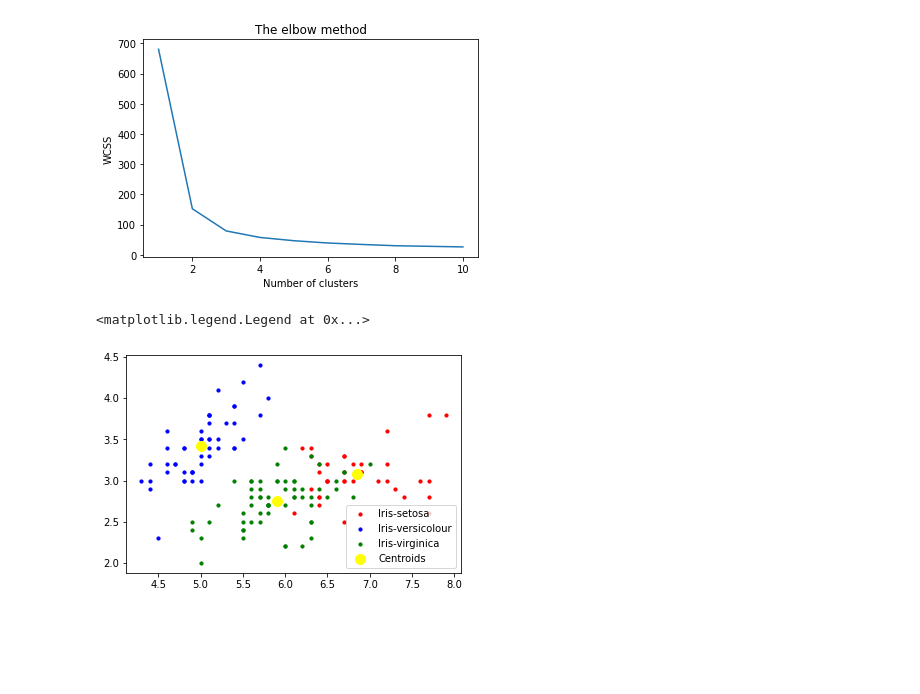
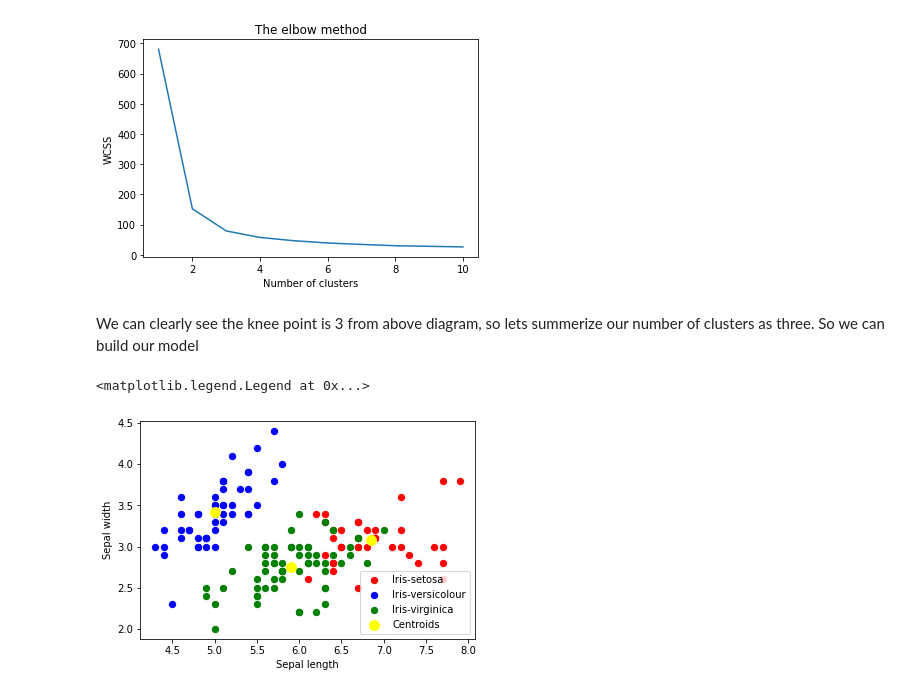
Before and after one commit to ali-hazan/the-sparks-foundation, a Jupyter notebook: Tasks/Task-2/notebook.ipynb, the cells around one changed output. Drawn from its saved outputs; the diff is of its cells as text; code cells hidden in the pictures; blank space fills up the shorter version.

```diff
--- a/Tasks/Task-2/notebook.ipynb
+++ b/Tasks/Task-2/notebook.ipynb
@@ -97,6 +134,8 @@ plt.ylabel('WCSS') # Within cluster sum of squares
 plt.show()
 # %% [output]
 [figure]
+# %% [markdown]
+We  can clearly see the knee point is 3 from above diagram, so lets summerize our number of clusters as three. So we can build our model
 # %%
 # Applying kmeans to the dataset / Creating the kmeans classifier
 kmeans = KMeans(n_clusters = 3, init = 'k-means++',
@@ -105,17 +144,18 @@ y_kmeans = kmeans.fit_predict(x)
 # %%
 # Visualising the clusters - On the first two columns
 plt.scatter(x[y_kmeans == 0, 0], x[y_kmeans == 0, 1],
-            s = 10, c = 'red', label = 'Iris-setosa')
+            s = 40, c = 'red', label = 'Iris-setosa')
 plt.scatter(x[y_kmeans == 1, 0], x[y_kmeans == 1, 1],
-            s = 10, c = 'blue', label = 'Iris-versicolour')
+            s = 40, c = 'blue', label = 'Iris-versicolour')
 plt.scatter(x[y_kmeans == 2, 0], x[y_kmeans == 2, 1],
-            s = 10, c = 'green', label = 'Iris-virginica')
+            s = 40, c = 'green', label = 'Iris-virginica')
 
 # Plotting the centroids of the clusters
 plt.scatter(kmeans.cluster_centers_[:, 0], kmeans.cluster_centers_[:,1],
             s = 100, c = 'yellow', label = 'Centroids')
-
+plt.xlabel('Sepal length')
+plt.ylabel('Sepal width')
 plt.legend()
 # %% [output]
 <matplotlib.legend.Legend at 0x...>
-[figure, old version]
+[figure, new version]
```
Also changed, not shown: parts of 22 cells of this notebook.
